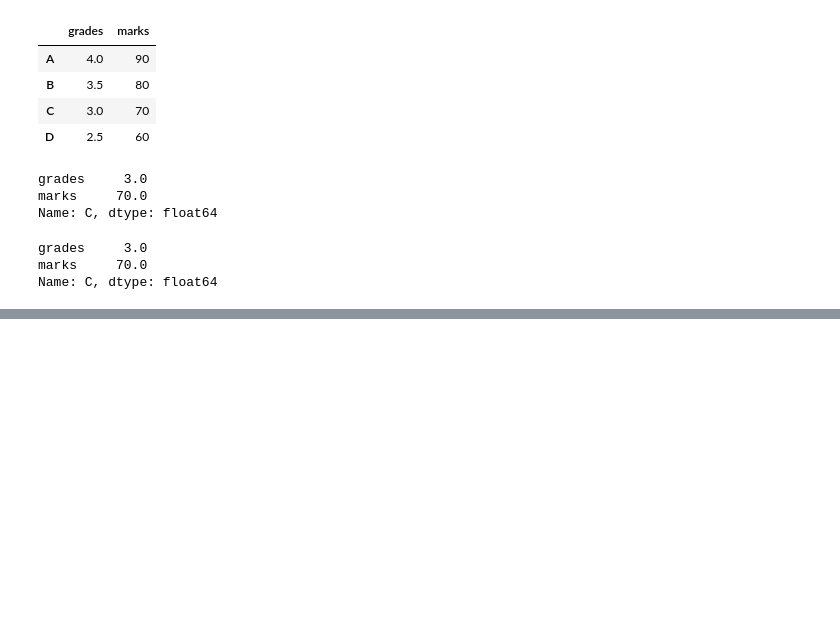
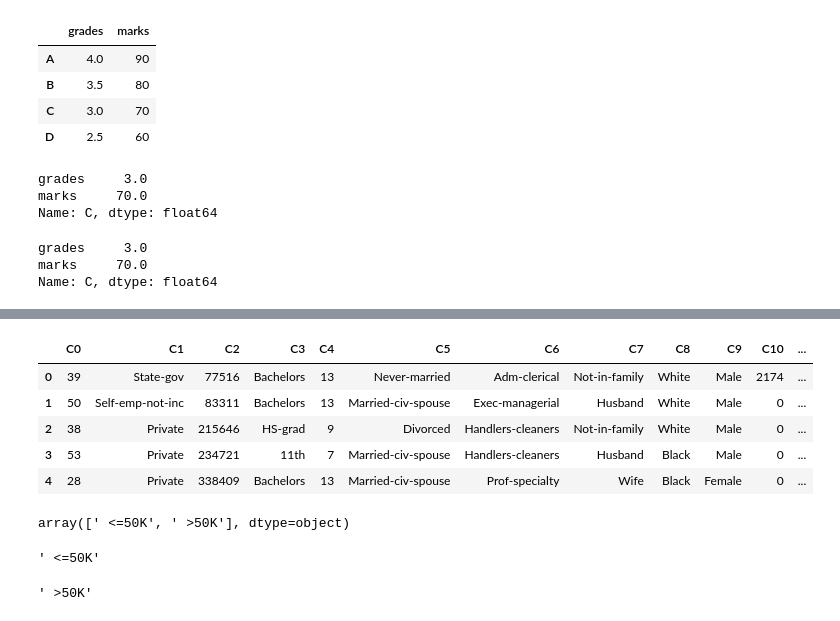
Before and after one commit to JakeBestDev/Packt_AIScience_Data_Science_Machine_Learning, a Jupyter notebook: Module_2_Python_Data_Visualization_and_Understanding/lab_2_advance_pandas.ipynb, the cells around one changed output, grey strips where cells are left out. Drawn from its saved outputs; the diff is of its cells as text; code cells hidden in the pictures; blank space fills up the shorter version.

```diff
--- a/Module_2_Python_Data_Visualization_and_Understanding/lab_2_advance_pandas.ipynb
+++ b/Module_2_Python_Data_Visualization_and_Understanding/lab_2_advance_pandas.ipynb
@@ -370,0 +469,17 @@ Name: C, dtype: float64
+# %%
+## Lets view the top 5 rows
+
+df.head()
+# %% [output]
+|  | C0 | C1 | C2 | C3 | C4 | C5 | C6 | C7 | C8 | C9 | C10 | ... |
+| 0 | 39 | State-gov | 77516 | Bachelors | 13 | Never-married | Adm-clerical | Not-in-family | White | Male | 2174 | ... |
+| 1 | 50 | Self-emp-not-inc | 83311 | Bachelors | 13 | Married-civ-spouse | Exec-managerial | Husband | White | Male | 0 | ... |
+| 2 | 38 | Private | 215646 | HS-grad | 9 | Divorced | Handlers-cleaners | Not-in-family | White | Male | 0 | ... |
+| 3 | 53 | Private | 234721 | 11th | 7 | Married-civ-spouse | Handlers-cleaners | Husband | Black | Male | 0 | ... |
+| 4 | 28 | Private | 338409 | Bachelors | 13 | Married-civ-spouse | Prof-specialty | Wife | Black | Female | 0 | ... |
+# %%
+## Lets look a little further at C14
+
+df['C14'].unique()
+# %% [output]
+array([' <=50K', ' >50K'], dtype=object)
@@ -370,0 +490,8 @@ Name: C, dtype: float64
+# %%
+L[0]
+# %% [output]
+' <=50K'
+# %%
+L[1]
+# %% [output]
+' >50K'
```
Also changed, not shown: parts of 23 cells of this notebook, 3 other files.
